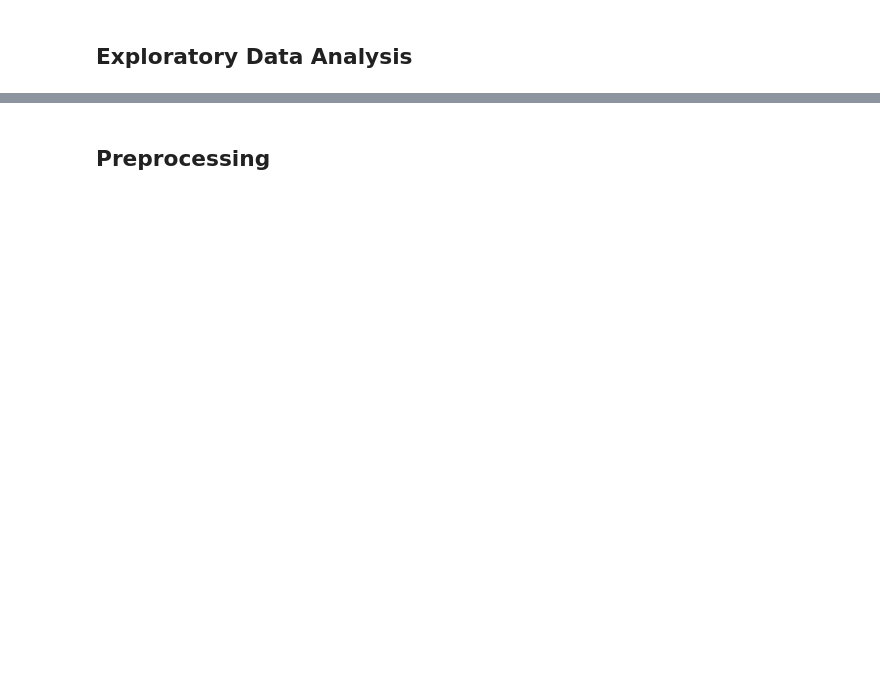
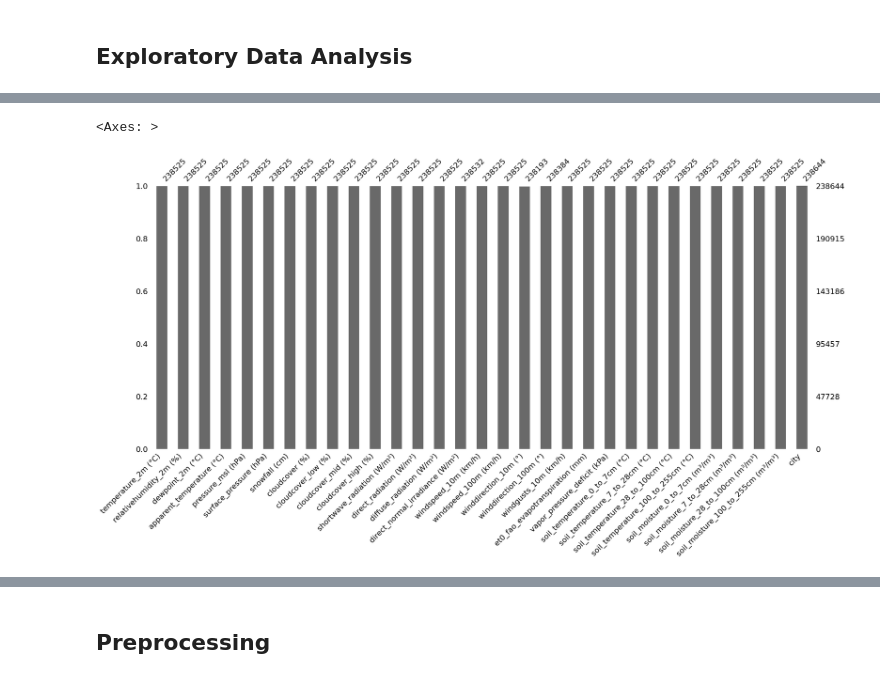
Before and after one commit to spuuntries/uni-damin-praktikum-1, a Jupyter notebook: framework.ipynb, the cells around one changed output, grey strips where cells are left out. Saved outputs shown, nothing was run; the diff lists cells and outputs as text; code cells hidden in the pictures; blank space fills up the shorter version.

```diff
--- a/framework.ipynb
+++ b/framework.ipynb
@@ -26,6 +54,15 @@ SUBMISSION_FILE = os.path.join(SUBMISSION_DIR, SUBMISSION_NAME)
 train = pd.read_csv(TRAIN_PATH)
 test = pd.read_csv(TEST_PATH)
 submission = pd.read_csv(SUBMISSION_PATH)
+# %%
+train.drop(["id", "time"], axis=1, inplace=True)
+# %%
+from sklearn.preprocessing import LabelEncoder, OneHotEncoder
+from xgboost import XGBRegressor
+import numpy as np
+
+le = LabelEncoder()
+train["city"] = le.fit_transform(train["city"]).astype(np.int64)
 # %% [markdown]
 ## Exploratory Data Analysis
 # %%
@@ -50,0 +101,5 @@ train.sample(10)
+# %%
+msno.bar(train)
+# %% [output]
+<Axes: >
+[figure, added]
```
Also changed, not shown: parts of 26 cells of this notebook.
